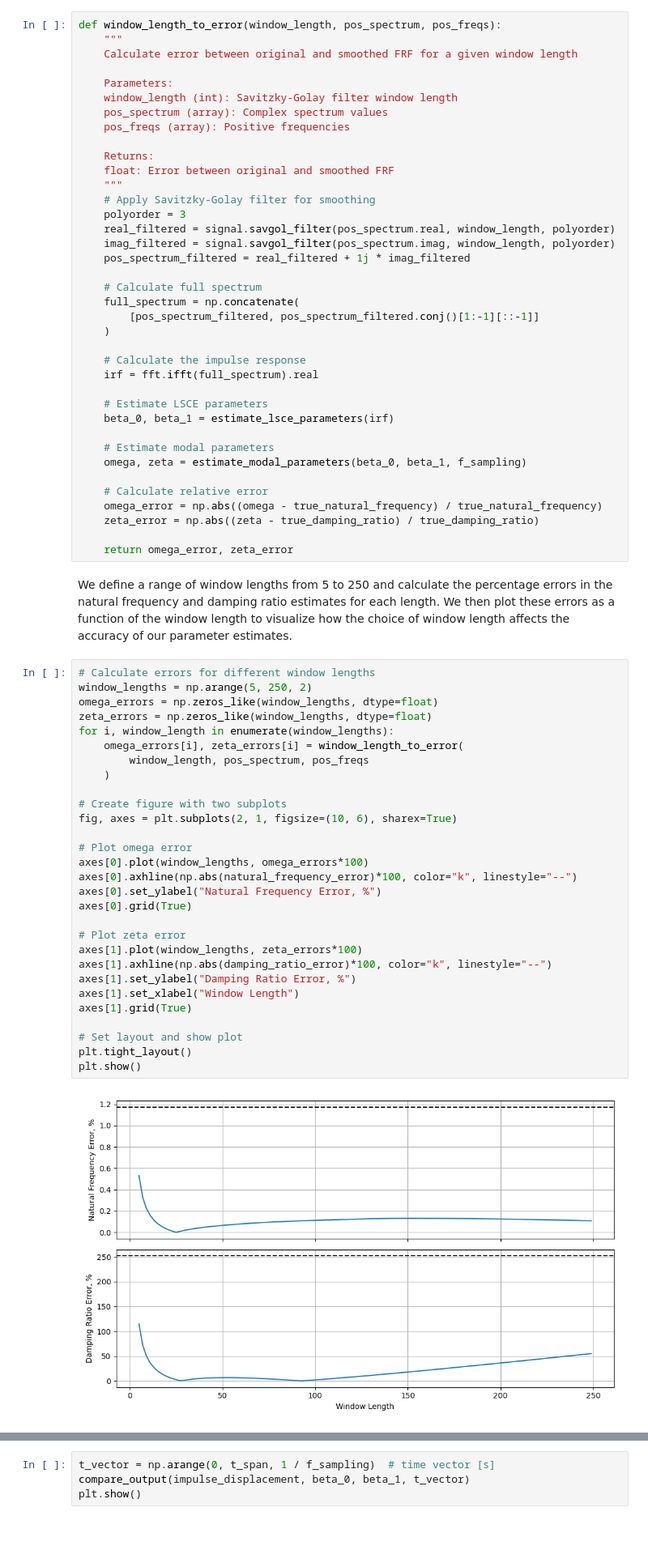
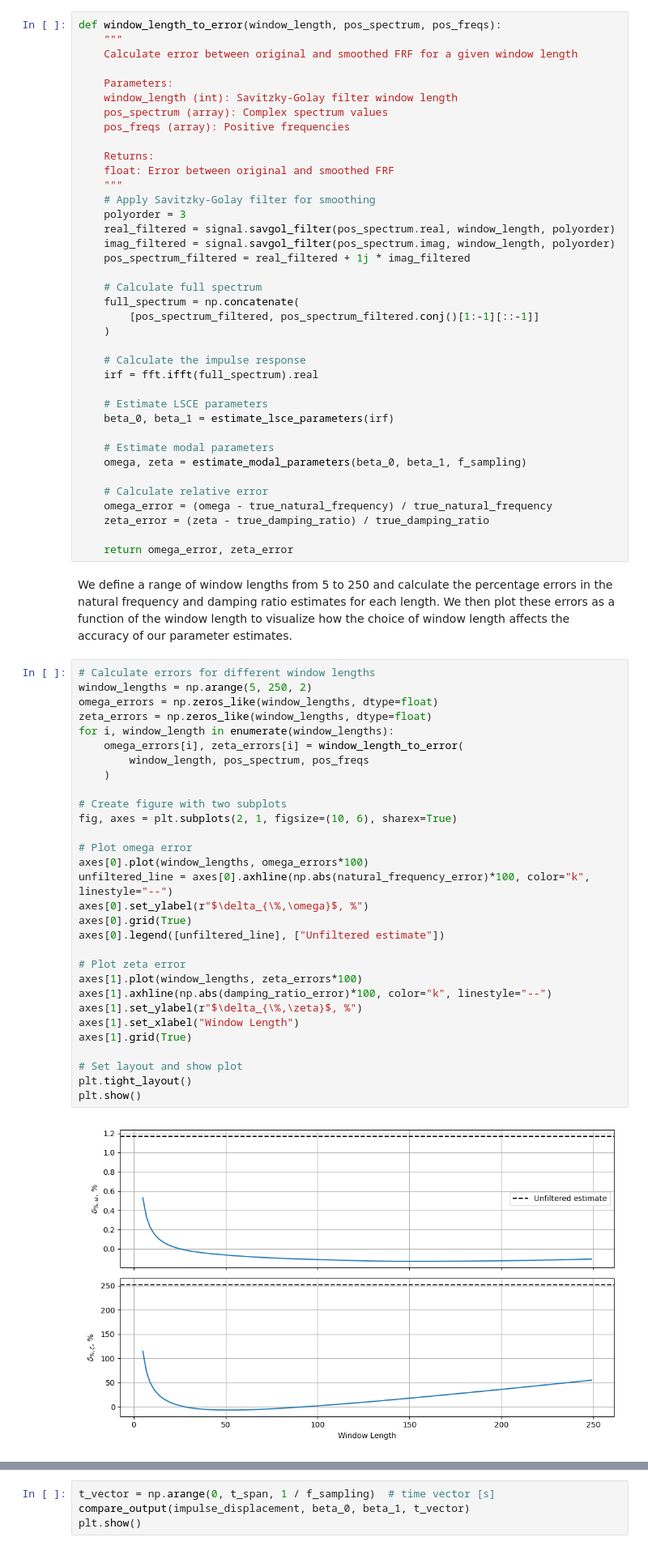
Before and after one commit to fmamitrotta/learn-aeroelastic-sid, a Jupyter notebook: notebooks/02_Identification_of_a_1-DOF_Mass-Spring-Damper_Sytem_with_the_LSCE_Algorithm.ipynb, the cells around one changed output, grey strips where cells are left out. Shown at 81% size. Cells and saved outputs as stored; diff of their text form.

```diff
--- a/notebooks/02_Identification_of_a_1-DOF_Mass-Spring-Damper_Sytem_with_the_LSCE_Algorithm.ipynb
+++ b/notebooks/02_Identification_of_a_1-DOF_Mass-Spring-Damper_Sytem_with_the_LSCE_Algorithm.ipynb
@@ -1379,8 +1373,8 @@ def window_length_to_error(window_length, pos_spectrum, pos_freqs):
     omega, zeta = estimate_modal_parameters(beta_0, beta_1, f_sampling)
 
     # Calculate relative error
-    omega_error = np.abs((omega - true_natural_frequency) / true_natural_frequency)
-    zeta_error = np.abs((zeta - true_damping_ratio) / true_damping_ratio)
+    omega_error = (omega - true_natural_frequency) / true_natural_frequency
+    zeta_error = (zeta - true_damping_ratio) / true_damping_ratio
 
     return omega_error, zeta_error
 # %% [markdown]
@@ -1388,31 +1382,32 @@ We define a range of window lengths from 5 to 250 and calculate the percentage e
 # %%
 # Calculate errors for different window lengths
 window_lengths = np.arange(5, 250, 2)
 omega_errors = np.zeros_like(window_lengths, dtype=float)
 zeta_errors = np.zeros_like(window_lengths, dtype=float)
 for i, window_length in enumerate(window_lengths):
     omega_errors[i], zeta_errors[i] = window_length_to_error(
         window_length, pos_spectrum, pos_freqs
     )
 
 # Create figure with two subplots
 fig, axes = plt.subplots(2, 1, figsize=(10, 6), sharex=True)
 
 # Plot omega error
 axes[0].plot(window_lengths, omega_errors*100)
-axes[0].axhline(np.abs(natural_frequency_error)*100, color="k", linestyle="--")
-axes[0].set_ylabel("Natural Frequency Error, %")
+unfiltered_line = axes[0].axhline(np.abs(natural_frequency_error)*100, color="k", linestyle="--")
+axes[0].set_ylabel(r"$\delta_{\%,\omega}$, %")
 axes[0].grid(True)
+axes[0].legend([unfiltered_line], ["Unfiltered estimate"])
 
 # Plot zeta error
 axes[1].plot(window_lengths, zeta_errors*100)
 axes[1].axhline(np.abs(damping_ratio_error)*100, color="k", linestyle="--")
-axes[1].set_ylabel("Damping Ratio Error, %")
+axes[1].set_ylabel(r"$\delta_{\%,\zeta}$, %")
 axes[1].set_xlabel("Window Length")
 axes[1].grid(True)
 
 # Set layout and show plot
 plt.tight_layout()
 plt.show()
 # %% [output]
-[figure, old version]
+[figure, new version]
```
Also changed, not shown: parts of 13 cells of this notebook.
